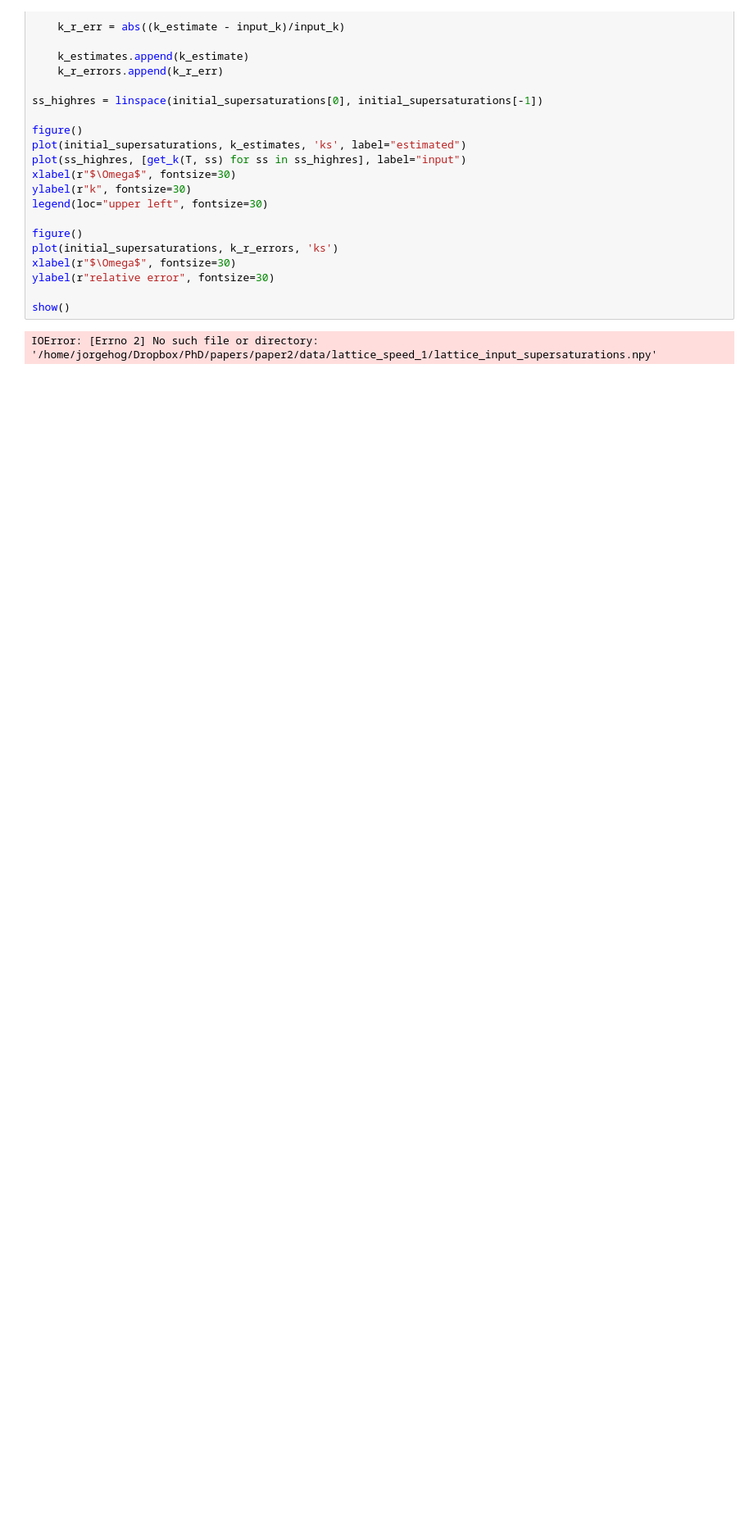
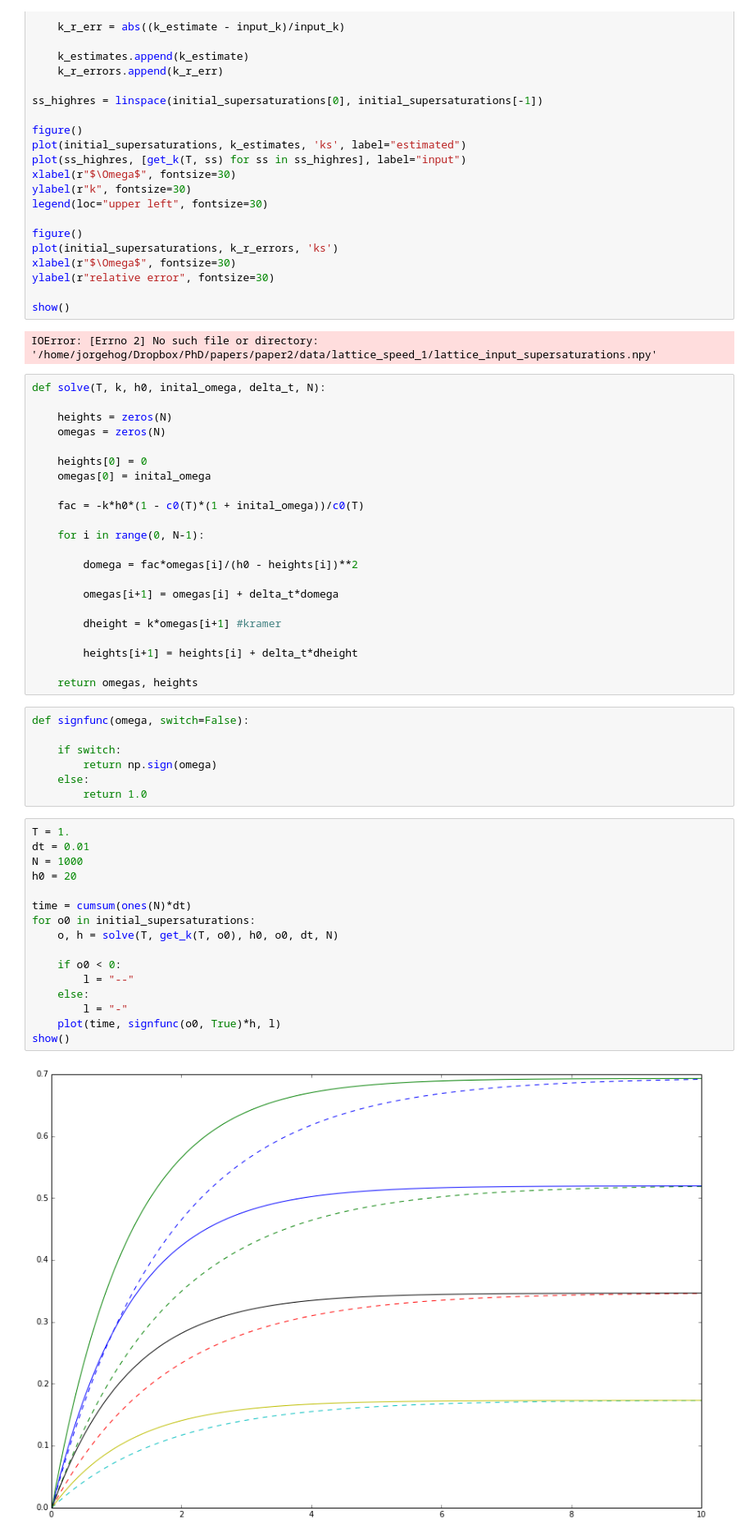
Before and after one commit to jorgehog/notebookCollection, a Jupyter notebook: GrowthEquations.ipynb, the cells around one changed output. Shown at 82% size. Cells and saved outputs as stored; diff of their text form; blank space fills up the shorter version.

```diff
--- a/GrowthEquations.ipynb
+++ b/GrowthEquations.ipynb
@@ -309,3 +309,50 @@ ylabel(r"relative error", fontsize=30)
 show()
 # %% [output]
 IOError: [Errno 2] No such file or directory: '/home/jorgehog/Dropbox/PhD/papers/paper2/data/lattice_speed_1/lattice_input_supersaturations.npy'
+# %%
+def solve(T, k, h0, inital_omega, delta_t, N):
+
+    heights = zeros(N)
+    omegas = zeros(N)
+
+    heights[0] = 0
+    omegas[0] = inital_omega
+
+    fac = -k*h0*(1 - c0(T)*(1 + inital_omega))/c0(T)
+
+    for i in range(0, N-1):
+
+        domega = fac*omegas[i]/(h0 - heights[i])**2
+
+        omegas[i+1] = omegas[i] + delta_t*domega
+
+        dheight = k*omegas[i+1] #kramer
+
+        heights[i+1] = heights[i] + delta_t*dheight
+
+    return omegas, heights
+# %%
+def signfunc(omega, switch=False):
+
+    if switch:
+        return np.sign(omega)
+    else:
+        return 1.0
+# %%
+T = 1.
+dt = 0.01
+N = 1000
+h0 = 20
+
+time = cumsum(ones(N)*dt)
+for o0 in initial_supersaturations:
+    o, h = solve(T, get_k(T, o0), h0, o0, dt, N)
+
+    if o0 < 0:
+        l = "--"
+    else:
+        l = "-"
+    plot(time, signfunc(o0, True)*h, l)
+show()
+# %% [output]
+[figure, added]
```
Also changed, not shown: parts of 2 cells of this notebook, 1 other file.
